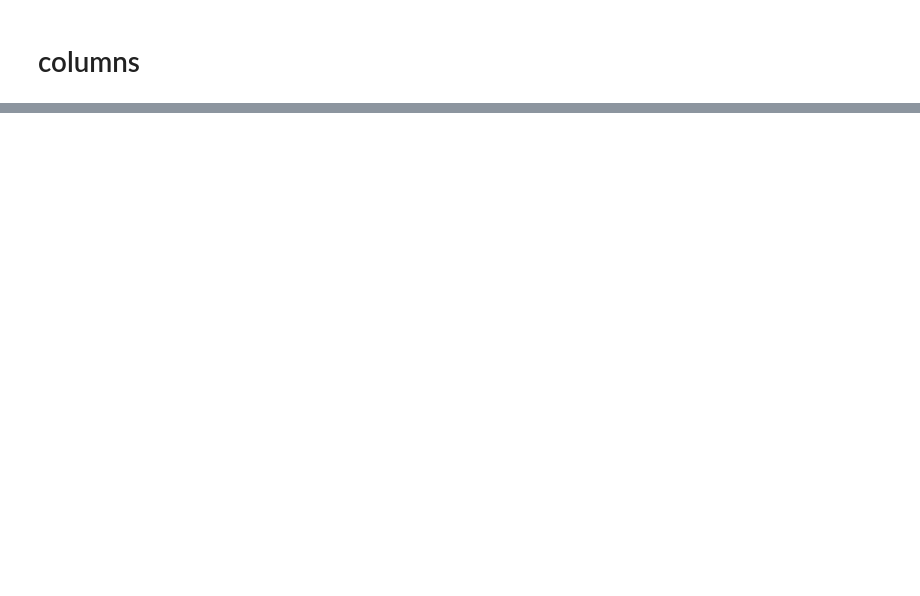
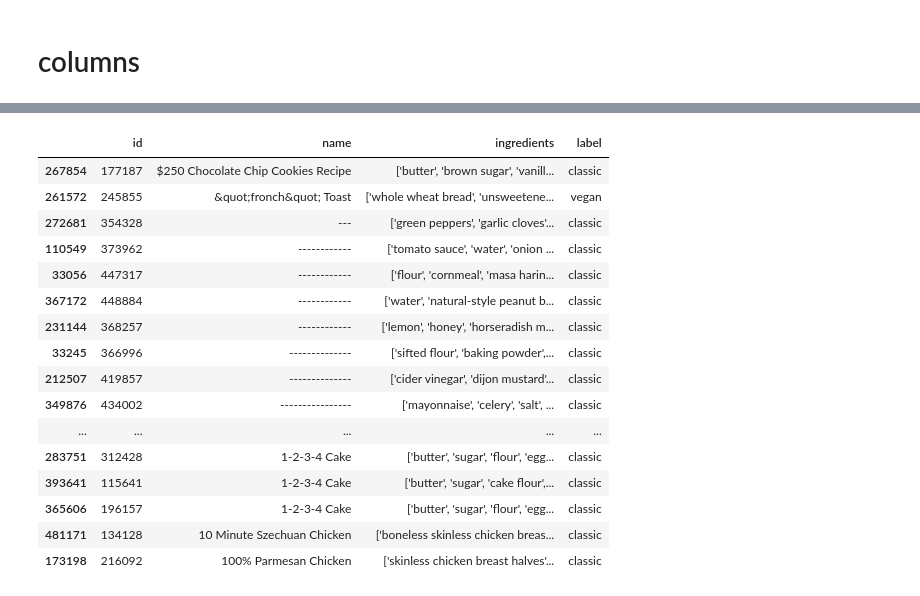
Before and after one commit to Lugeder/aml_recipes, a Jupyter notebook: analysis.ipynb, the cells around one changed output, grey strips where cells are left out. Saved outputs shown, nothing was run; the diff lists cells and outputs as text; code cells hidden in the pictures; blank space fills up the shorter version.

```diff
--- a/analysis.ipynb
+++ b/analysis.ipynb
@@ -53,0 +63,22 @@ df_classic.head()
+# %%
+df_duplicated = df[df.duplicated(subset = 'name') == True]
+# %%
+df_duplicated.sort_values('name')[0:20]
+# %% [output]
+|  | id | name | ingredients | label |
+| 267854 | 177187 | $250 Chocolate Chip Cookies Recipe | ['butter', 'brown sugar', 'vanill... | classic |
+| 261572 | 245855 | &quot;fronch&quot; Toast | ['whole wheat bread', 'unsweetene... | vegan |
+| 272681 | 354328 | --- | ['green peppers', 'garlic cloves'... | classic |
+| 110549 | 373962 | ------------ | ['tomato sauce', 'water', 'onion ... | classic |
+| 33056 | 447317 | ------------ | ['flour', 'cornmeal', 'masa harin... | classic |
+| 367172 | 448884 | ------------ | ['water', 'natural-style peanut b... | classic |
+| 231144 | 368257 | ------------ | ['lemon', 'honey', 'horseradish m... | classic |
+| 33245 | 366996 | -------------- | ['sifted flour', 'baking powder',... | classic |
+| 212507 | 419857 | -------------- | ['cider vinegar', 'dijon mustard'... | classic |
+| 349876 | 434002 | ---------------- | ['mayonnaise', 'celery', 'salt', ... | classic |
+| ... | ... | ... | ... | ... |
+| 283751 | 312428 | 1-2-3-4 Cake | ['butter', 'sugar', 'flour', 'egg... | classic |
+| 393641 | 115641 | 1-2-3-4 Cake | ['butter', 'sugar', 'cake flour',... | classic |
+| 365606 | 196157 | 1-2-3-4 Cake | ['butter', 'sugar', 'flour', 'egg... | classic |
+| 481171 | 134128 | 10 Minute Szechuan Chicken | ['boneless skinless chicken breas... | classic |
+| 173198 | 216092 | 100% Parmesan Chicken | ['skinless chicken breast halves'... | classic |
```
Also changed, not shown: parts of 11 cells of this notebook, 2 other files.
